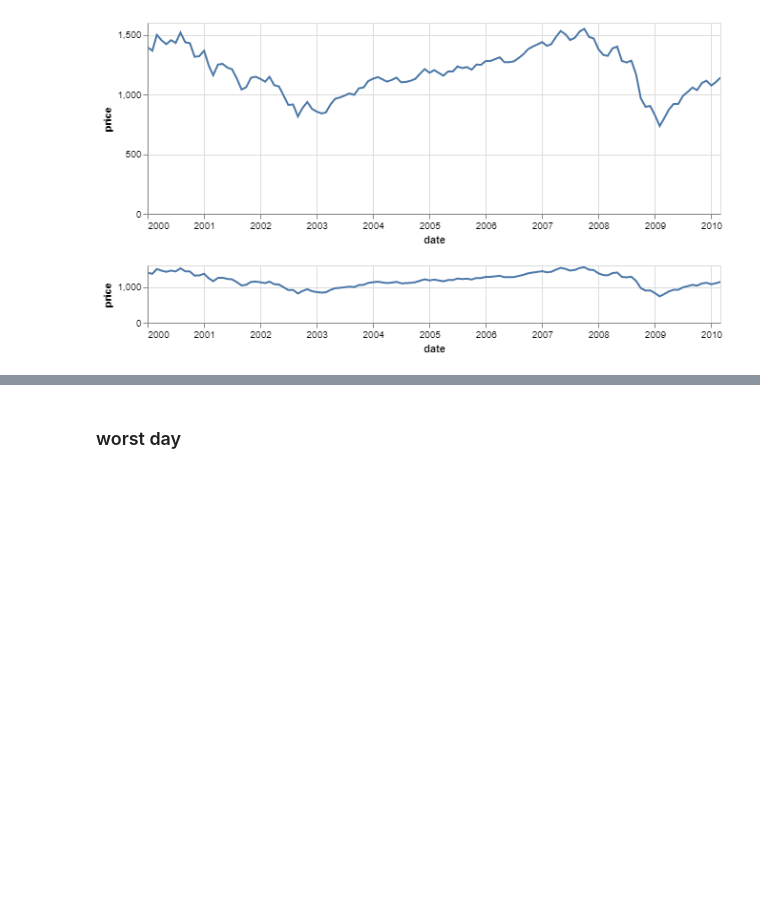
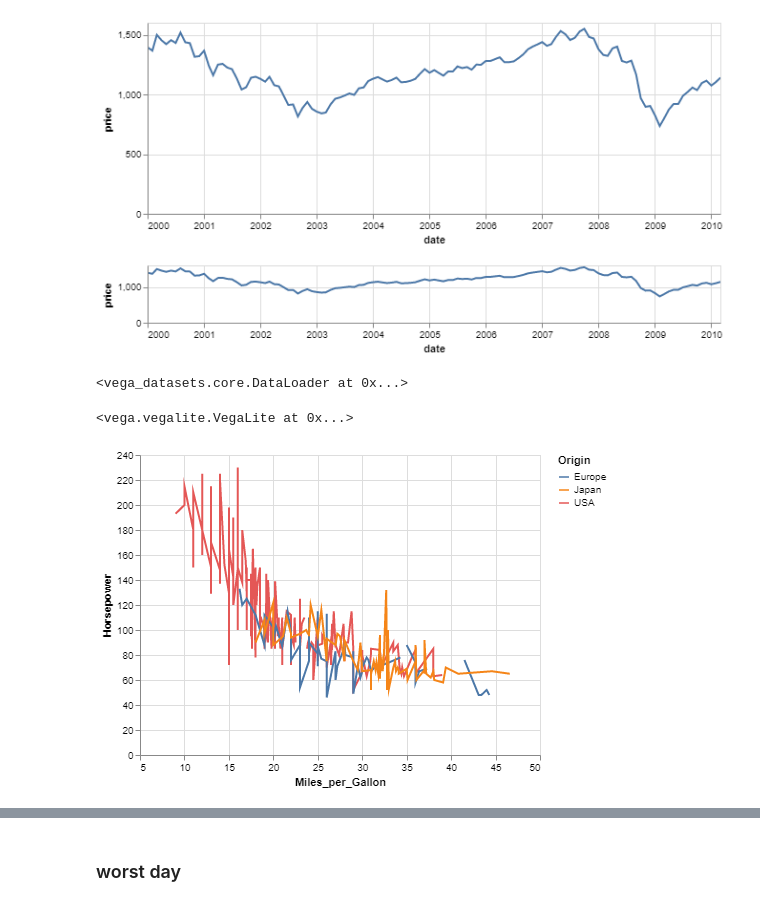
Before and after one commit to Marcelobbr/flood_traffic, a Jupyter notebook: notebooks/weather_exploratory_analysis.ipynb, the cells around one changed output, grey strips where cells are left out. Drawn from its saved outputs; the diff is of its cells as text; code cells hidden in the pictures; blank space fills up the shorter version.

Commit message:
altair links

```diff
--- a/notebooks/weather_exploratory_analysis.ipynb
+++ b/notebooks/weather_exploratory_analysis.ipynb
@@ -309,3 +312,21 @@ alt.vconcat(upper, lower)
 # %% [output]
 <vega.vegalite.VegaLite at 0x...>
 [figure]
+# %%
+data.cars
+# %% [output]
+<vega_datasets.core.DataLoader at 0x...>
+# %%
+import altair as alt
+from vega_datasets import data
+
+cars = data.cars.url
+
+alt.Chart(cars).mark_line().encode(
+    x='Miles_per_Gallon:Q',
+    y='Horsepower:Q',
+    color='Origin:N'
+)
+# %% [output]
+<vega.vegalite.VegaLite at 0x...>
+[figure, added]
```
Also changed, not shown: parts of 4 cells of this notebook, 1 other file.
